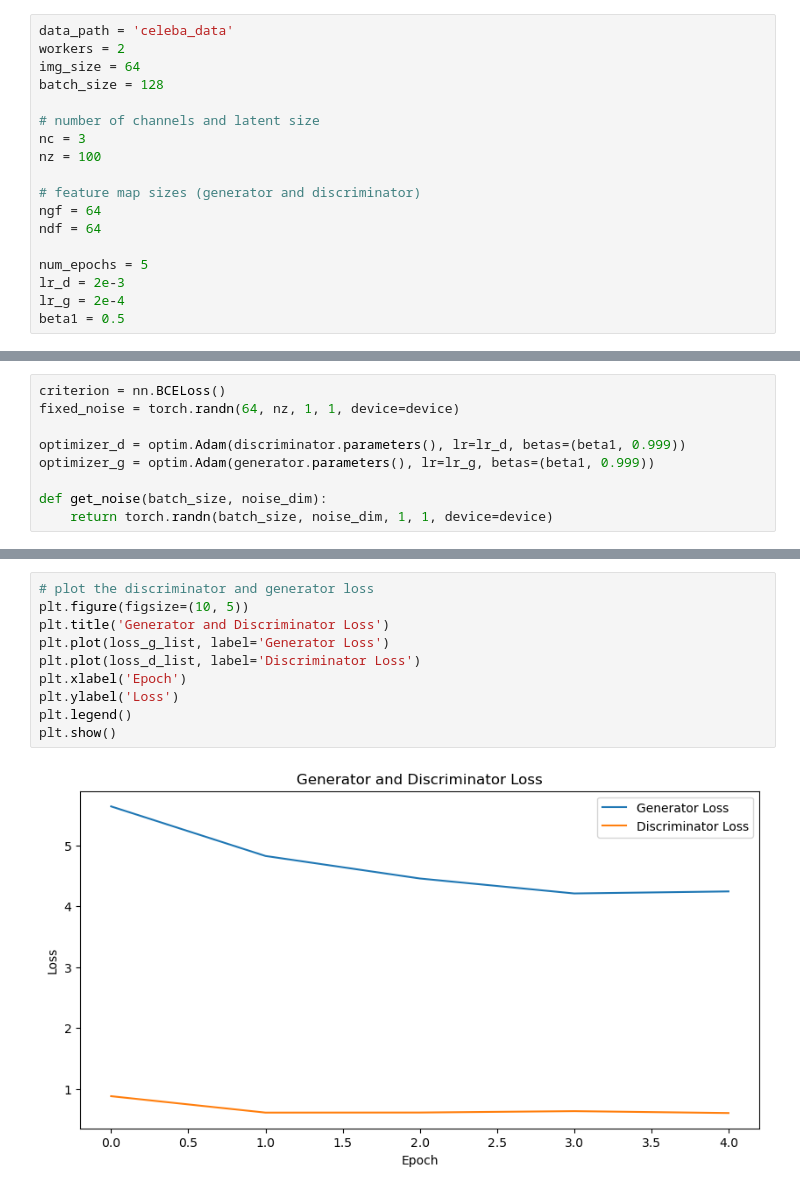
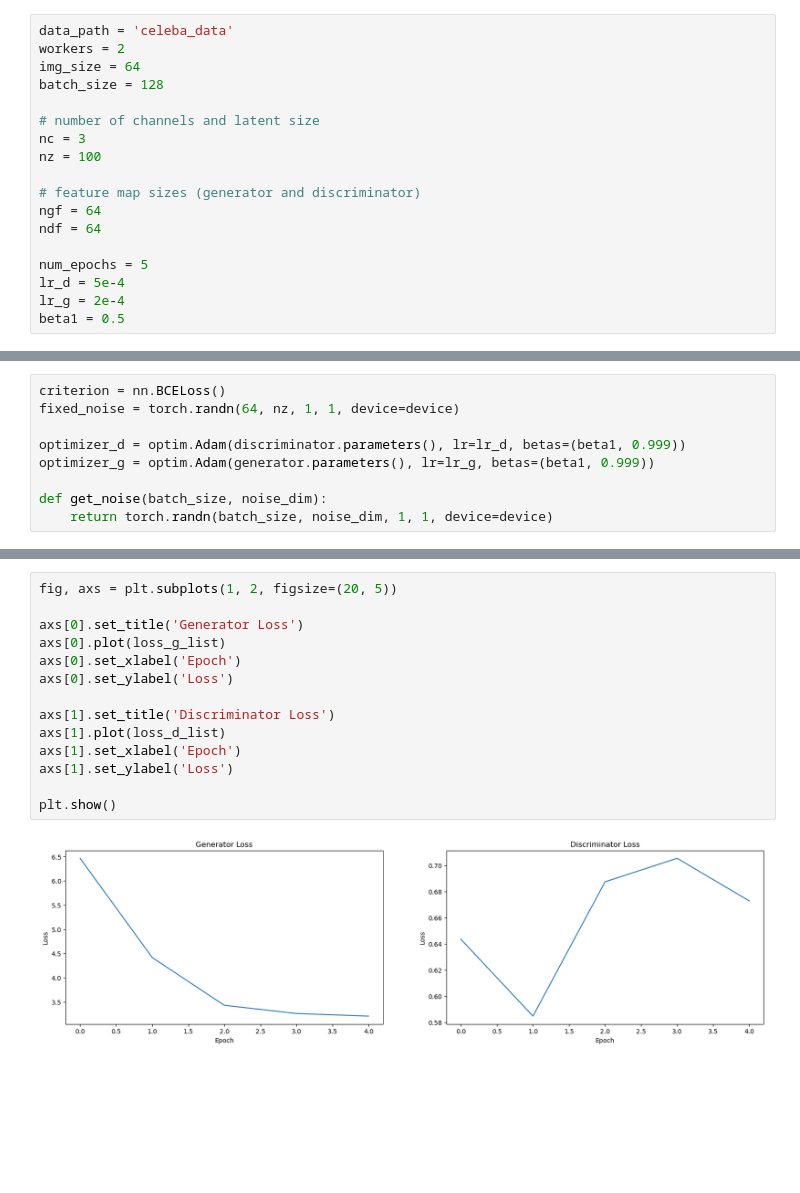
Before and after one commit to JeremyNathanJusuf/GANs, a Jupyter notebook: dcgan.ipynb, the cells around one changed output, grey strips where cells are left out. Saved outputs shown, nothing was run; the diff lists cells and outputs as text; blank space fills up the shorter version.

```diff
--- a/dcgan.ipynb
+++ b/dcgan.ipynb
@@ -27,7 +26,7 @@ ngf = 64
 ndf = 64
 
 num_epochs = 5
-lr_d = 2e-3
+lr_d = 5e-4
 lr_g = 2e-4
 beta1 = 0.5
 # %%
@@ -222,12 +221,16 @@ Epoch [5/5], Loss D: 2.5497, Loss G: 8.3426
-# %%
-# plot the discriminator and generator loss
-plt.figure(figsize=(10, 5))
-plt.title('Generator and Discriminator Loss')
-plt.plot(loss_g_list, label='Generator Loss')
-plt.plot(loss_d_list, label='Discriminator Loss')
-plt.xlabel('Epoch')
-plt.ylabel('Loss')
-plt.legend()
-plt.show()
-# %% [output]
-[figure, removed]
+# %%
+fig, axs = plt.subplots(1, 2, figsize=(20, 5))
+
+axs[0].set_title('Generator Loss')
+axs[0].plot(loss_g_list)
+axs[0].set_xlabel('Epoch')
+axs[0].set_ylabel('Loss')
+
+axs[1].set_title('Discriminator Loss')
+axs[1].plot(loss_d_list)
+axs[1].set_xlabel('Epoch')
+axs[1].set_ylabel('Loss')
+
+plt.show()
+# %% [output]
+[figure, added]
```
Also changed, not shown: parts of 2 cells of this notebook, 16 other files.
